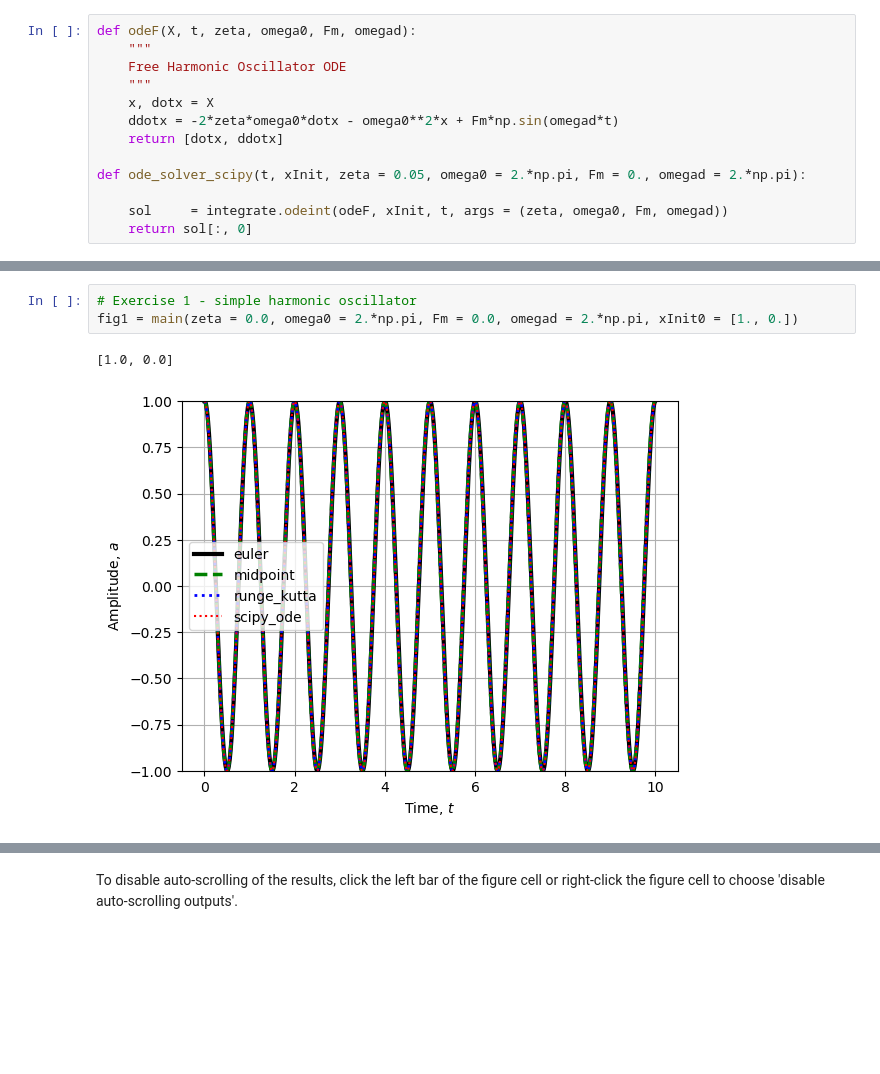
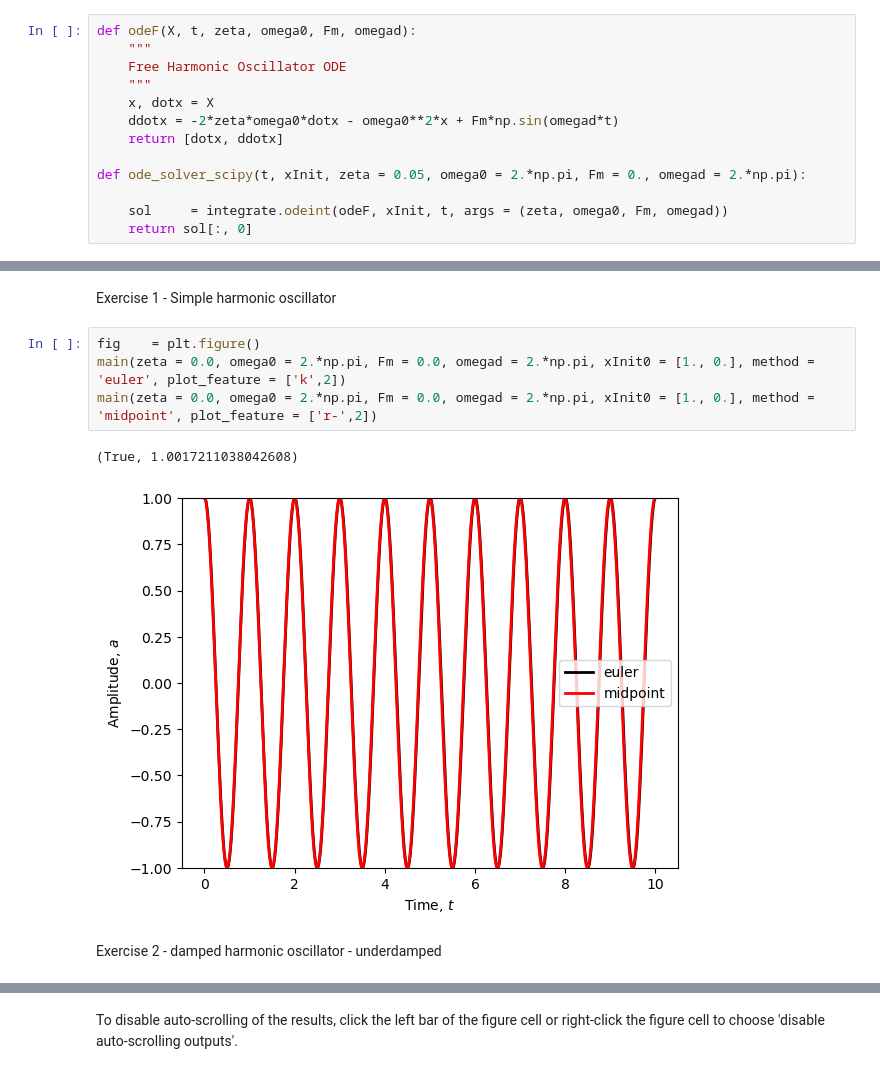
Before and after one commit to dunyuliu/Earth_From_Lab_To_Planet_Tutorials, a Jupyter notebook: Module1.1_DampedHarmonicOscillator.ipynb, the cells around one changed output, grey strips where cells are left out. Drawn from its saved outputs; the diff is of its cells as text; blank space fills up the shorter version.

```diff
--- a/Module1.1_DampedHarmonicOscillator.ipynb
+++ b/Module1.1_DampedHarmonicOscillator.ipynb
@@ -139,7 +144,12 @@ def main(zeta = 0.05, omega0 = 2.*np.pi, Fm = 1., omegad = 2.*np.pi, xInit0 = [1
+# %% [markdown]
+Exercise 1 - Simple harmonic oscillator
 # %%
-# Exercise 1 - simple harmonic oscillator
-fig1 = main(zeta = 0.0, omega0 = 2.*np.pi, Fm = 0.0, omegad = 2.*np.pi, xInit0 = [1., 0.])
+fig    = plt.figure()
+main(zeta = 0.0, omega0 = 2.*np.pi, Fm = 0.0, omegad = 2.*np.pi, xInit0 = [1., 0.], method = 'euler', plot_feature = ['k',2])
+main(zeta = 0.0, omega0 = 2.*np.pi, Fm = 0.0, omegad = 2.*np.pi, xInit0 = [1., 0.], method = 'midpoint', plot_feature = ['r-',2])
 # %% [output]
-[1.0, 0.0]
+(True, 1.0017211038042608)
-[figure, old version]
+[figure, new version]
+# %% [markdown]
+Exercise 2 - damped harmonic oscillator - underdamped
 # %%
```
Also changed, not shown: parts of 9 cells of this notebook.
